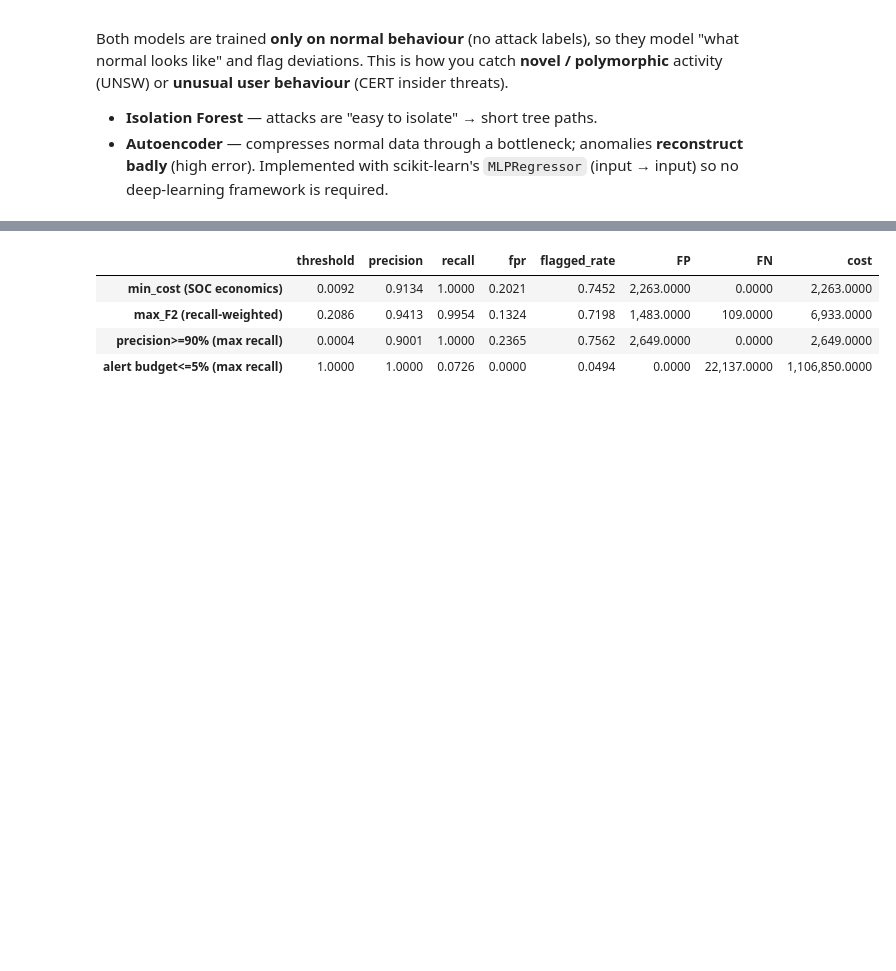
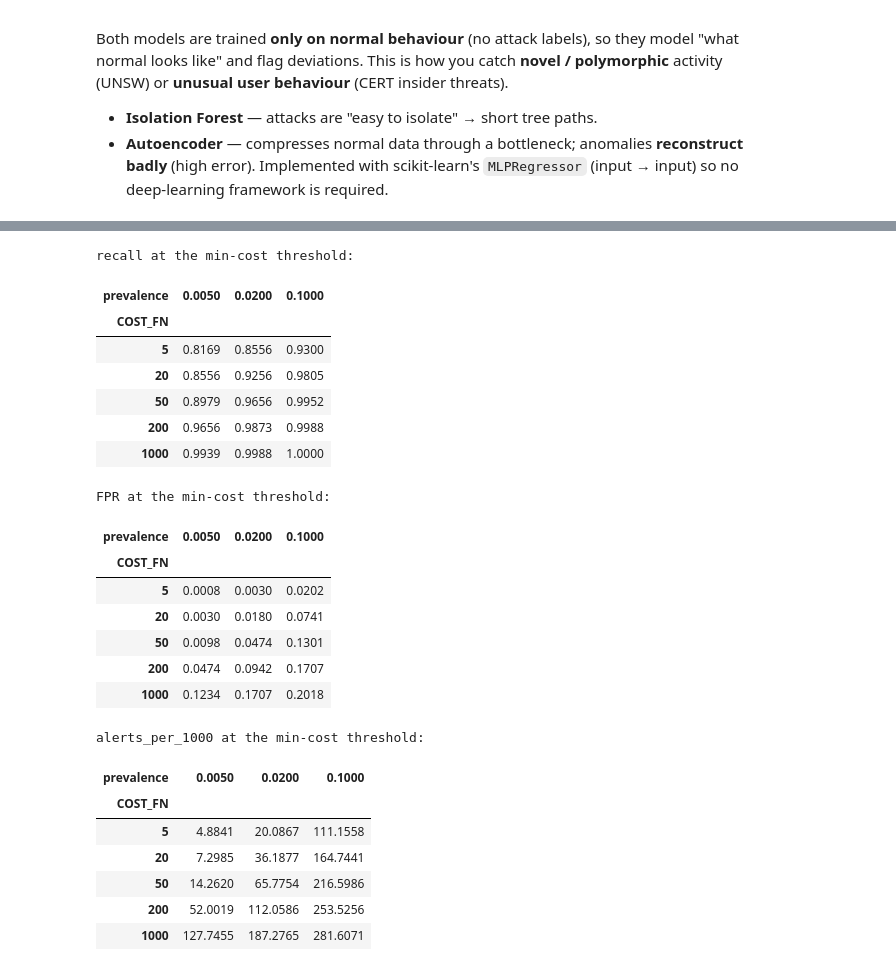
Before and after one commit to Bl4z3f12/Threat-Hunting-Behavioral-Analysis, a Jupyter notebook: SOC_Threat_Hunting_UNSW_CERT.ipynb, the cells around one changed output, grey strips where cells are left out. Saved outputs shown, nothing was run; the diff lists cells and outputs as text; code cells hidden in the pictures; blank space fills up the shorter version.

```diff
--- a/SOC_Threat_Hunting_UNSW_CERT.ipynb
+++ b/SOC_Threat_Hunting_UNSW_CERT.ipynb
@@ -510,7 +578,14 @@ In production you often have **no labels** to tune on. A defensible alternative
 # %%
-FPR_TARGET = 0.01       # accept ~1% false alerts on benign traffic
-label_free = {name: float(np.quantile(s[yva == 0], 1 - FPR_TARGET)) for name, s in s_va.items()}
-for name, t in label_free.items():
-    r = report(yva, s_va[name], t, name)
-    print(f"{name:16s} thr={t:.5f}  precision={r['precision']:.3f}  recall={r['recall']:.3f}  FPR={r['FPR']:.3f}")
+val_scores = {**p_va, **s_va}
+rows = []
+for name, s in val_scores.items():
+    for f in FPR_LEVELS:
+        t = float(np.quantile(s[yva == 0], 1 - f))
+        r = report(yva, s, t, name, prev=REAL_PREVALENCE)
+        rows.append(dict(model=name, target_FPR=f, recall=r["recall"], precision_at_prev=r["precision"], alerts_per_1000=r["alerts_per_1000"]))
+fx_val = pd.DataFrame(rows)
+print("Validation recall at equal false-positive rate:")
+display(fx_val.pivot(index="model", columns="target_FPR", values="recall"))
+print(f"Precision at {REAL_PREVALENCE:.0%} attack prevalence:")
+display(fx_val.pivot(index="model", columns="target_FPR", values="precision_at_prev"))
 # %% [output]
@@ -527,21 +609,12 @@ We convert anomaly scores to percentile ranks vs. normal validation data (so the
 # %%
-def make_rank(ref_scores):
-    ref = np.sort(ref_scores)
-    return lambda s: np.searchsorted(ref, s, side="right") / len(ref)
-
-rank_if = make_rank(s_va["IsolationForest"][yva == 0])
-rank_ae = make_rank(s_va["Autoencoder"][yva == 0])
-
-def hybrid(p_sup, s_if, s_ae, w):
-    return w * p_sup + (1 - w) * np.maximum(rank_if(s_if), rank_ae(s_ae))
-
-grid = np.round(np.arange(0.0, 1.01, 0.1), 2)
-ap = [average_precision_score(yva, hybrid(p_va["LightGBM"], s_va["IsolationForest"], s_va["Autoencoder"], w)) for w in grid]
-W = float(grid[int(np.argmax(ap))])
-plt.plot(grid, ap, marker="o"); plt.axvline(W, color="k", ls=":"); plt.xlabel("w (weight on supervised)"); plt.ylabel("validation PR-AUC")
-plt.title(f"Hybrid weight search -> w = {W}"); show()
-
-hy_va = hybrid(p_va["LightGBM"], s_va["IsolationForest"], s_va["Autoencoder"], W)
-ops_hy = pick_operating_points(sweep(yva, hy_va))
-display(ops_hy[["threshold", "precision", "recall", "fpr", "flagged_rate", "FP", "FN", "cost"]])
+rows = []
+for cfn in [5, 20, 50, 200, 1000]:
+    for prev in [0.005, 0.02, 0.10]:
+        r = sweep(yva, p_va["LightGBM"], prev=prev, c_fn=cfn).pipe(lambda d: d.loc[d["cost"].idxmin()])
+        rows.append(dict(COST_FN=cfn, prevalence=prev, threshold_p=float(to_prob(r["threshold"])),
+                         recall=r["recall"], FPR=r["fpr"], alerts_per_1000=1000 * r["flagged_rate"]))
+sens = pd.DataFrame(rows)
+for col in ["recall", "FPR", "alerts_per_1000"]:
+    print(f"\n{col} at the min-cost threshold:")
+    display(sens.pivot(index="COST_FN", columns="prevalence", values=col))
 # %% [output]
@@ -549,6 +621,25 @@ display(ops_hy[["threshold", "precision", "recall", "fpr", "flagged_rate", "FP",
+recall at the min-cost threshold:
-|  | threshold | precision | recall | fpr | flagged_rate | FP | FN | cost |
-| min_cost (SOC economics) | 0.0092 | 0.9134 | 1.0000 | 0.2021 | 0.7452 | 2,263.0000 | 0.0000 | 2,263.0000 |
-| max_F2 (recall-weighted) | 0.2086 | 0.9413 | 0.9954 | 0.1324 | 0.7198 | 1,483.0000 | 109.0000 | 6,933.0000 |
-| precision>=90% (max recall) | 0.0004 | 0.9001 | 1.0000 | 0.2365 | 0.7562 | 2,649.0000 | 0.0000 | 2,649.0000 |
-| alert budget<=5% (max recall) | 1.0000 | 1.0000 | 0.0726 | 0.0000 | 0.0494 | 0.0000 | 22,137.0000 | 1,106,850.0000 |
+| prevalence | 0.0050 | 0.0200 | 0.1000 |
+| COST_FN |  |  |  |
+| 5 | 0.8169 | 0.8556 | 0.9300 |
+| 20 | 0.8556 | 0.9256 | 0.9805 |
+| 50 | 0.8979 | 0.9656 | 0.9952 |
+| 200 | 0.9656 | 0.9873 | 0.9988 |
+| 1000 | 0.9939 | 0.9988 | 1.0000 |
+FPR at the min-cost threshold:
+| prevalence | 0.0050 | 0.0200 | 0.1000 |
+| COST_FN |  |  |  |
+| 5 | 0.0008 | 0.0030 | 0.0202 |
+| 20 | 0.0030 | 0.0180 | 0.0741 |
+| 50 | 0.0098 | 0.0474 | 0.1301 |
+| 200 | 0.0474 | 0.0942 | 0.1707 |
+| 1000 | 0.1234 | 0.1707 | 0.2018 |
+alerts_per_1000 at the min-cost threshold:
+| prevalence | 0.0050 | 0.0200 | 0.1000 |
+| COST_FN |  |  |  |
+| 5 | 4.8841 | 20.0867 | 111.1558 |
+| 20 | 7.2985 | 36.1877 | 164.7441 |
+| 50 | 14.2620 | 65.7754 | 216.5986 |
+| 200 | 52.0019 | 112.0586 | 253.5256 |
+| 1000 | 127.7455 | 187.2765 | 281.6071 |
 # %% [markdown]
```
Also changed, not shown: parts of 34 cells of this notebook.
